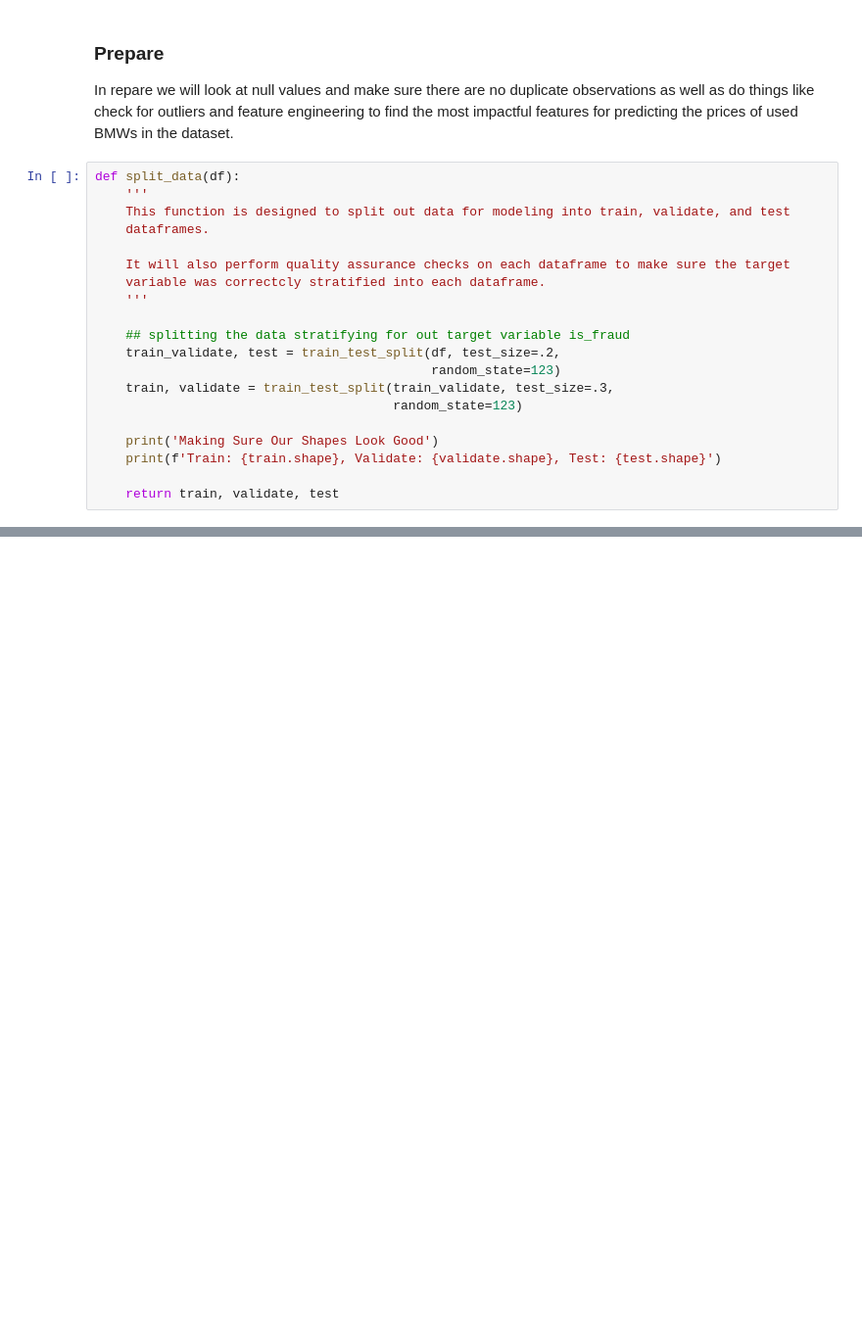
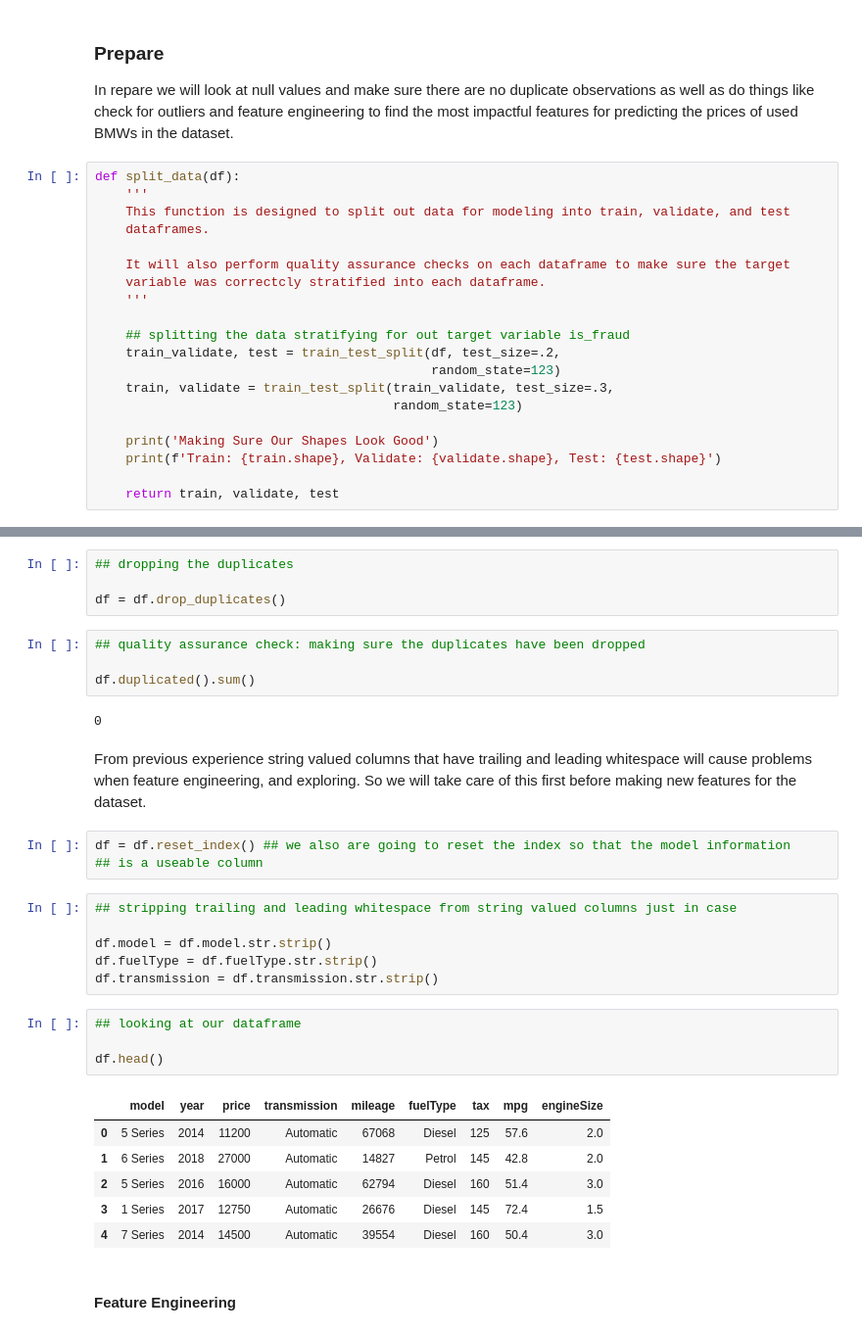
Before and after one commit to ForrestMccrosky/Predicting_bmw_prices, a Jupyter notebook: bmw_rough_draft.ipynb, the cells around one changed output, grey strips where cells are left out. Shown at 98% size. Saved outputs shown, nothing was run; the diff lists cells and outputs as text; blank space fills up the shorter version.

```diff
--- a/bmw_rough_draft.ipynb
+++ b/bmw_rough_draft.ipynb
@@ -210,0 +215,34 @@ df.duplicated().sum() ## checking for duplicate rows.
+# %%
+## dropping the duplicates
+
+df = df.drop_duplicates()
+# %%
+## quality assurance check: making sure the duplicates have been dropped
+
+df.duplicated().sum()
+# %% [output]
+0
+# %% [markdown]
+From previous experience string valued columns that have trailing and leading whitespace will cause problems when feature engineering, and exploring. So we will take care of this first before making new features for the dataset.
+# %%
+df = df.reset_index() ## we also are going to reset the index so that the model information
+## is a useable column
+# %%
+## stripping trailing and leading whitespace from string valued columns just in case
+
+df.model = df.model.str.strip()
+df.fuelType = df.fuelType.str.strip()
+df.transmission = df.transmission.str.strip()
+# %%
+## looking at our dataframe
+
+df.head()
+# %% [output]
+|  | model | year | price | transmission | mileage | fuelType | tax | mpg | engineSize |
+| 0 | 5 Series | 2014 | 11200 | Automatic | 67068 | Diesel | 125 | 57.6 | 2.0 |
+| 1 | 6 Series | 2018 | 27000 | Automatic | 14827 | Petrol | 145 | 42.8 | 2.0 |
+| 2 | 5 Series | 2016 | 16000 | Automatic | 62794 | Diesel | 160 | 51.4 | 3.0 |
+| 3 | 1 Series | 2017 | 12750 | Automatic | 26676 | Diesel | 145 | 72.4 | 1.5 |
+| 4 | 7 Series | 2014 | 14500 | Automatic | 39554 | Diesel | 160 | 50.4 | 3.0 |
+# %% [markdown]
+#### Feature Engineering
```
Also changed, not shown: parts of 15 cells of this notebook.
